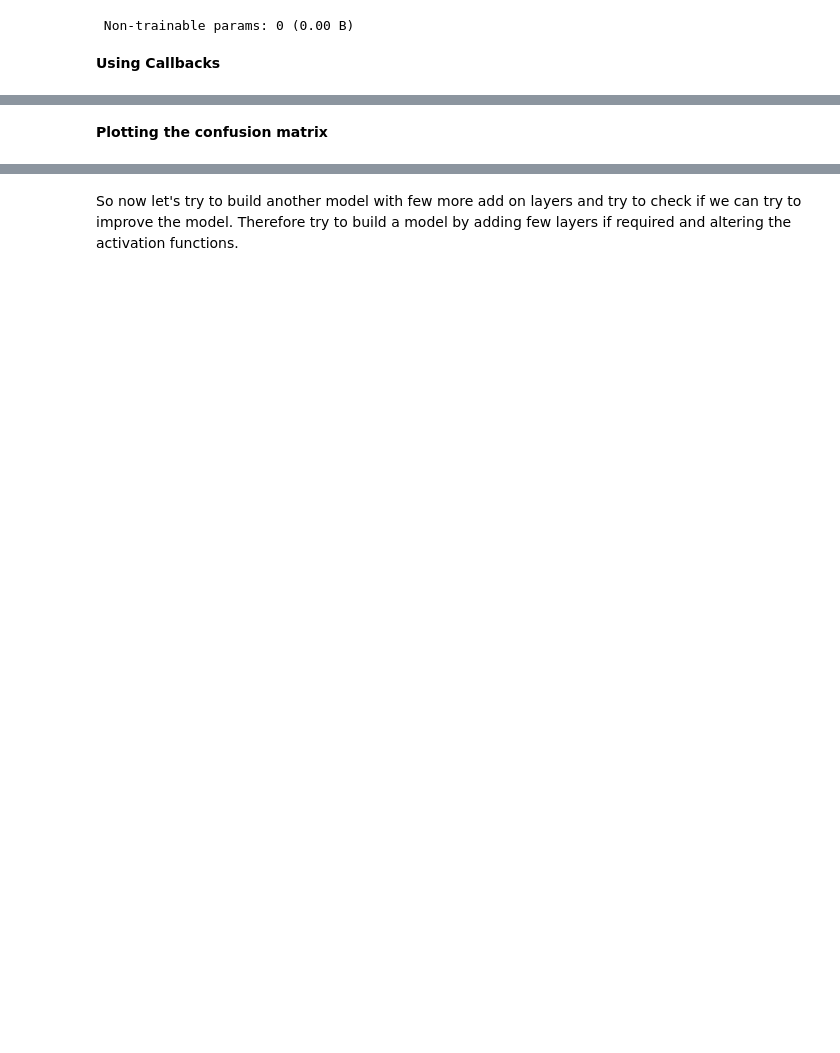
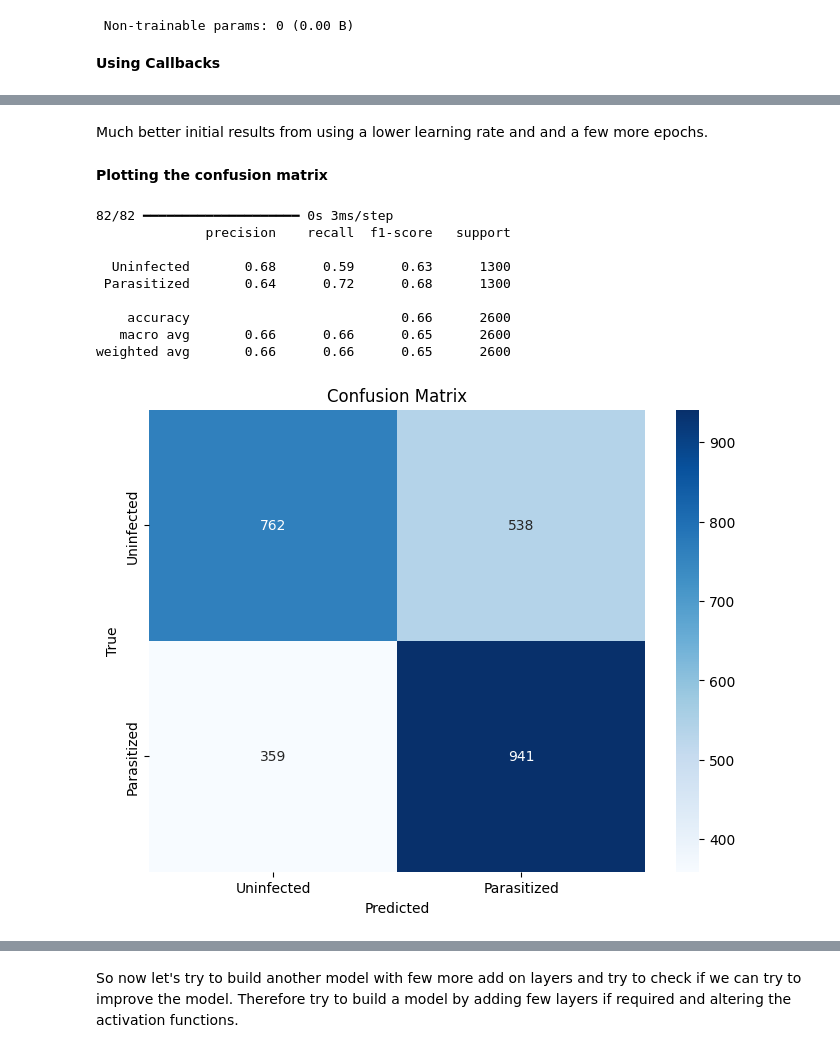
Before and after one commit to rowan-dauria/MIT-ADSP-Capstone-Project, a Jupyter notebook: Reference_Notebook_Malaria_Detection_Full_Code.ipynb, the cells around one changed output, grey strips where cells are left out. Cells and saved outputs as stored; diff of their text form; code cells hidden in the pictures; blank space fills up the shorter version.

```diff
--- a/Reference_Notebook_Malaria_Detection_Full_Code.ipynb
+++ b/Reference_Notebook_Malaria_Detection_Full_Code.ipynb
@@ -507,0 +672,2 @@ Epoch 7/10
+# %% [markdown]
+Much better initial results from using a lower learning rate and and a few more epochs.
@@ -508,2 +719,15 @@ Epoch 7/10
 # %% [markdown]
 <b> Plotting the confusion matrix
+# %%
+evaluateModel(CNN_model_1, test_dataset_norm, batch=True)
+# %% [output]
+82/82 ━━━━━━━━━━━━━━━━━━━━ 0s 3ms/step
+              precision    recall  f1-score   support
+
+  Uninfected       0.68      0.59      0.63      1300
+ Parasitized       0.64      0.72      0.68      1300
+
+    accuracy                           0.66      2600
+   macro avg       0.66      0.66      0.65      2600
+weighted avg       0.66      0.66      0.65      2600
+[figure, added]
```
Also changed, not shown: parts of 88 cells of this notebook.
